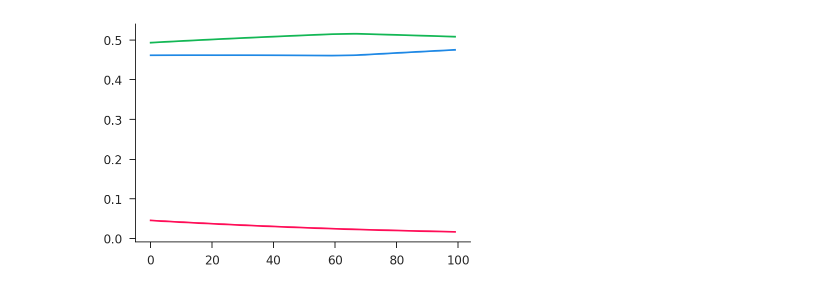
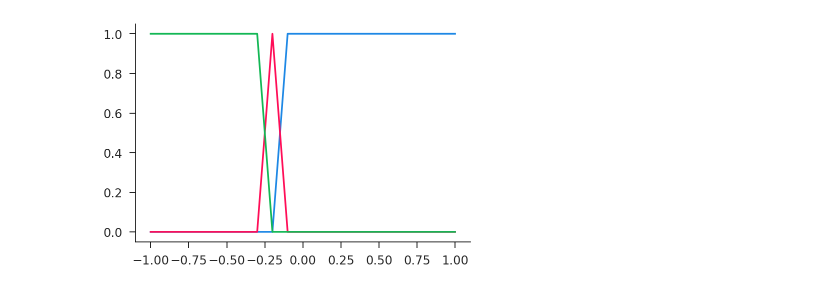
Before and after one commit to iamlemec/simulant, a Jupyter notebook: rl_haiku.ipynb, the cells around one changed output. Drawn from its saved outputs; the diff is of its cells as text; code cells hidden in the pictures.

```diff
--- a/rl_haiku.ipynb
+++ b/rl_haiku.ipynb
@@ -59,6 +14,9 @@ DeviceArray([0.38027793, 0.37994543, 0.37948793, 0.3789054 , 0.37819803,
 # %%
-θpol, θval = rlh.solve_iterate()
+θpol, θval = rlh.solve_iterate(R=10000, εpol=1e-4, εval=1e-4)
+poly = rlh.fpol.apply(θpol, rlh.grid1)
+valu = rlh.fval.apply(θval, rlh.grid1)[:, 0]
+valu1 = rlh.eval_policy(θpol, θval)
 # %%
-plt.plot(rlh.fpol.apply(θpol, rlh.grid1));
+plt.plot(rlh.grid, poly);
 # %% [output]
-[figure, old version]
+[figure, new version]
```
Also changed, not shown: parts of 4 cells of this notebook, 1 other file.
